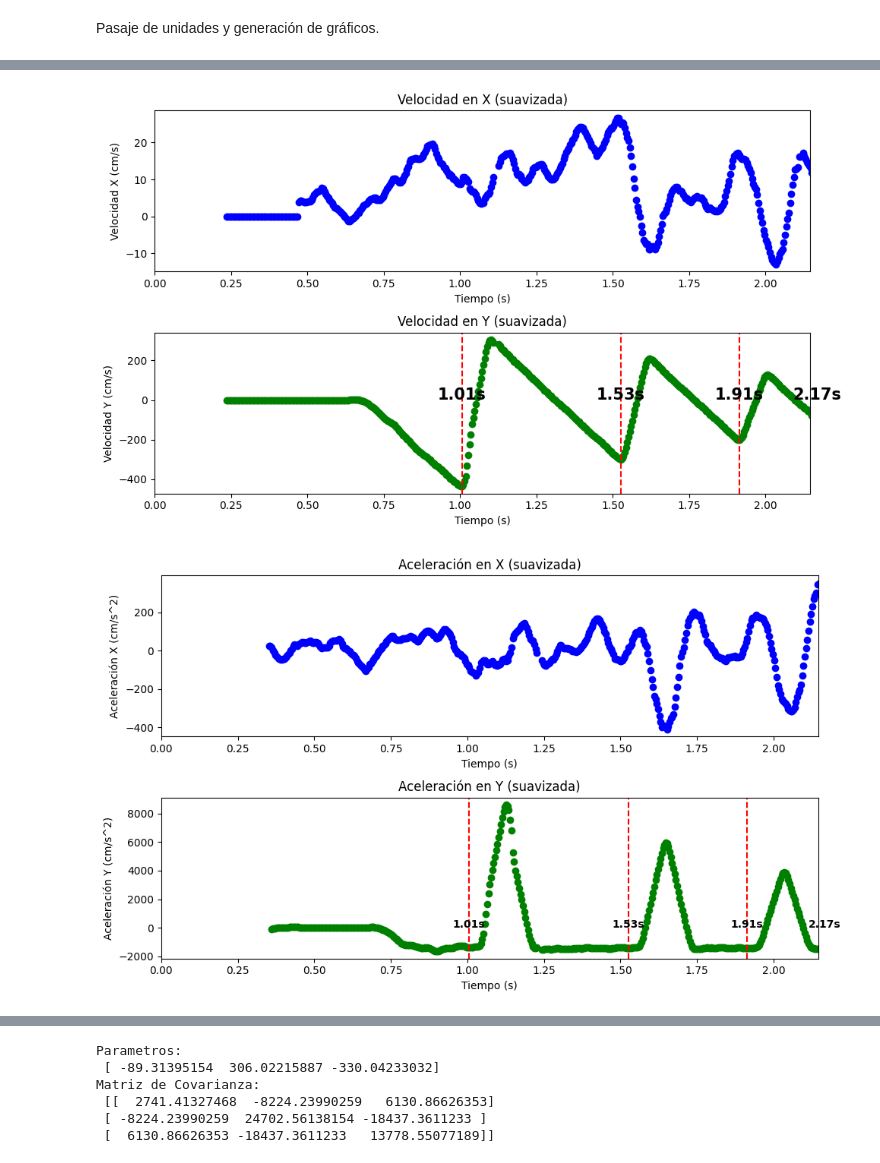
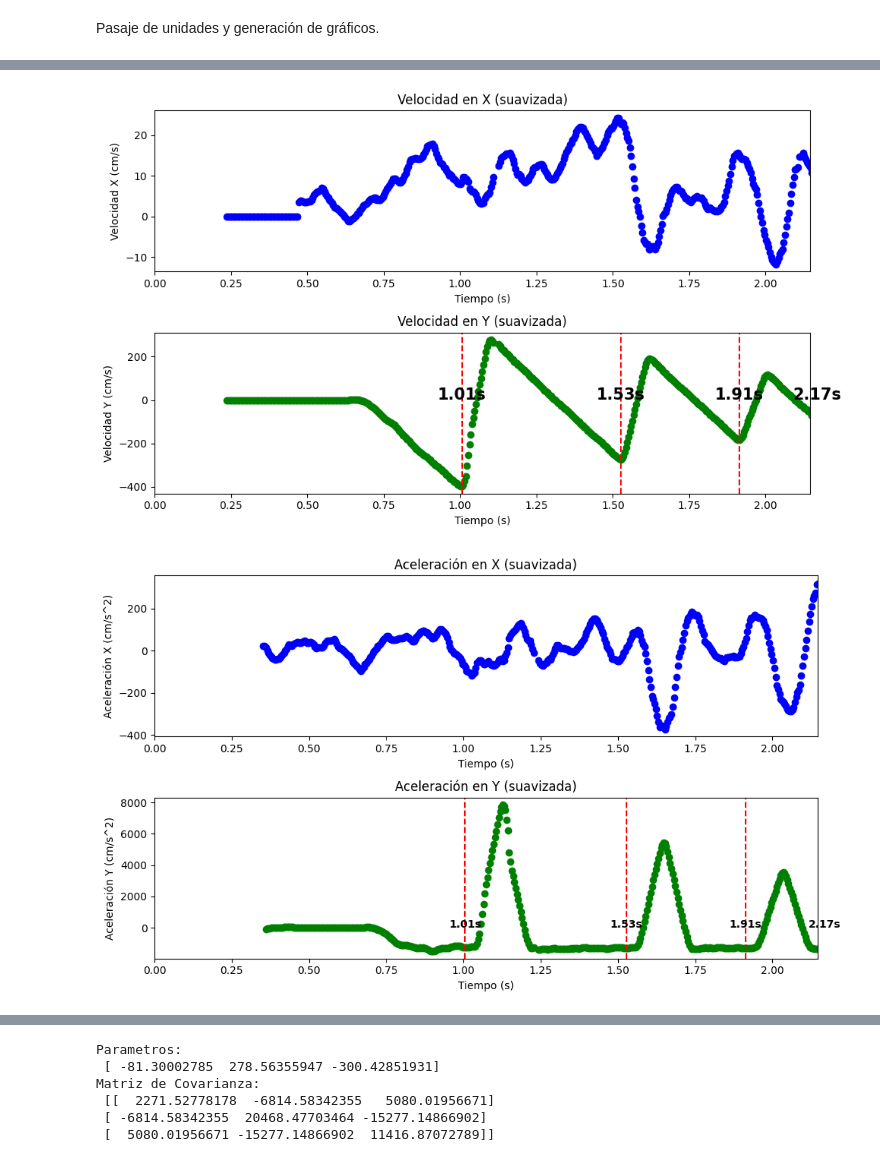
Before and after one commit to ThoMintz/proyectofisica-nextjs, a Jupyter notebook: trackerVideoCL.ipynb, the cells around one changed output, grey strips where cells are left out. Saved outputs shown, nothing was run; the diff lists cells and outputs as text; code cells hidden in the pictures.

```diff
--- a/trackerVideoCL.ipynb
+++ b/trackerVideoCL.ipynb
@@ -114,10 +114,10 @@ import scipy.signal
 df = pd.read_csv('position.csv')
 
 #RELACION PIXEL-METRO.
-#La pelota mide 13 pixeles en el video, y sabemos que mide 4cm. Con estos datos calculamos.
-pixel_to_cm = 0.3076
+#Las cajas miden 230 pixeles en el video, y sabemos que mide 64.8cm. Con estos datos calculamos.
+pixel_to_cm = 0.28
 # Definir el tamaño del filtro de media móvil para suavizado
-SUAVIZADO = -20 #20 puntos (240pts x s)
+SUAVIZADO = -20
 window_size = 5
 window_length_pos = 21
 polyorder_pos = 2
@@ -384,2 +384,2 @@ plt.show()
-[figure, old version]
+[figure, new version]
-[figure, old version]
+[figure, new version]
@@ -387,7 +387,7 @@ plt.show()
 [figure]
 Parametros:
- [ -89.31395154  306.02215887 -330.04233032]
+ [ -81.30002785  278.56355947 -300.42851931]
 Matriz de Covarianza:
- [[  2741.41327468  -8224.23990259   6130.86626353]
- [ -8224.23990259  24702.56138154 -18437.3611233 ]
- [  6130.86626353 -18437.3611233   13778.55077189]]
+ [[  2271.52778178  -6814.58342355   5080.01956671]
+ [ -6814.58342355  20468.47703464 -15277.14866902]
+ [  5080.01956671 -15277.14866902  11416.87072789]]
```
Also changed, not shown: parts of 3 cells of this notebook, 2 other files.
